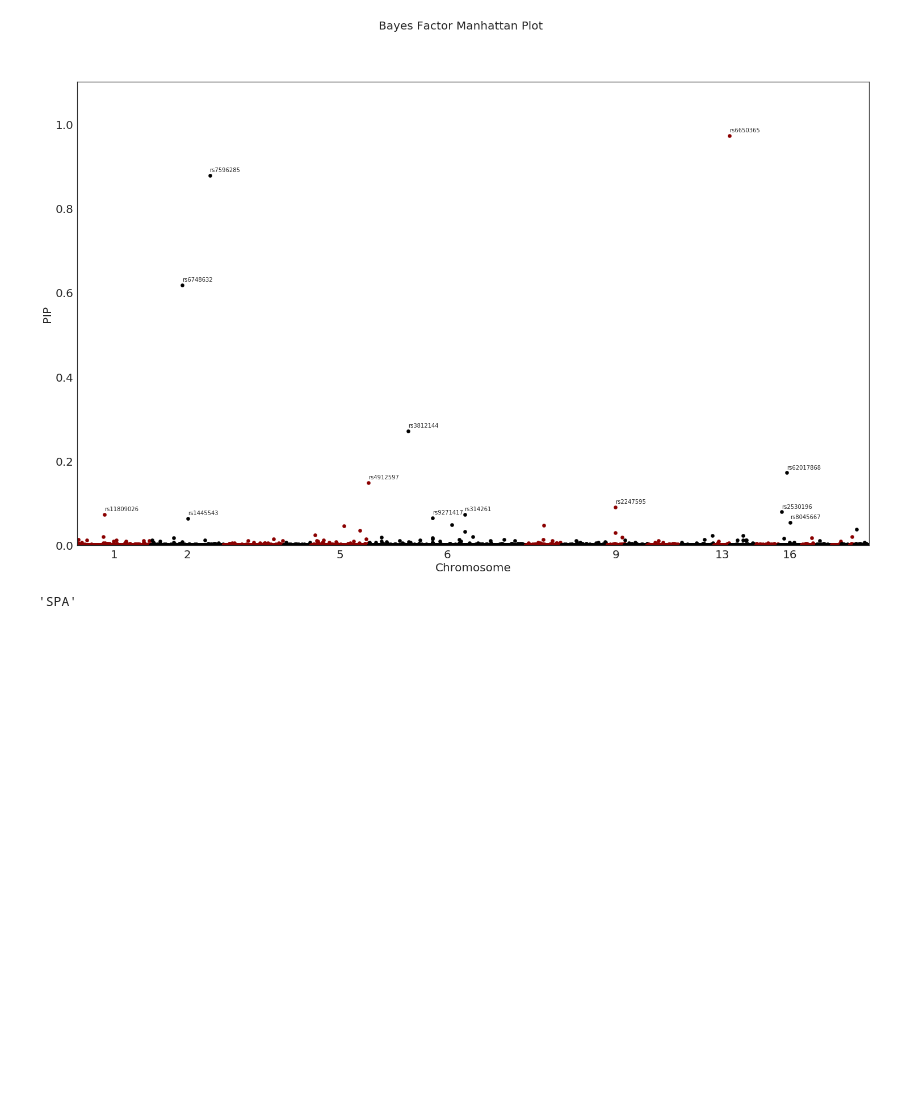
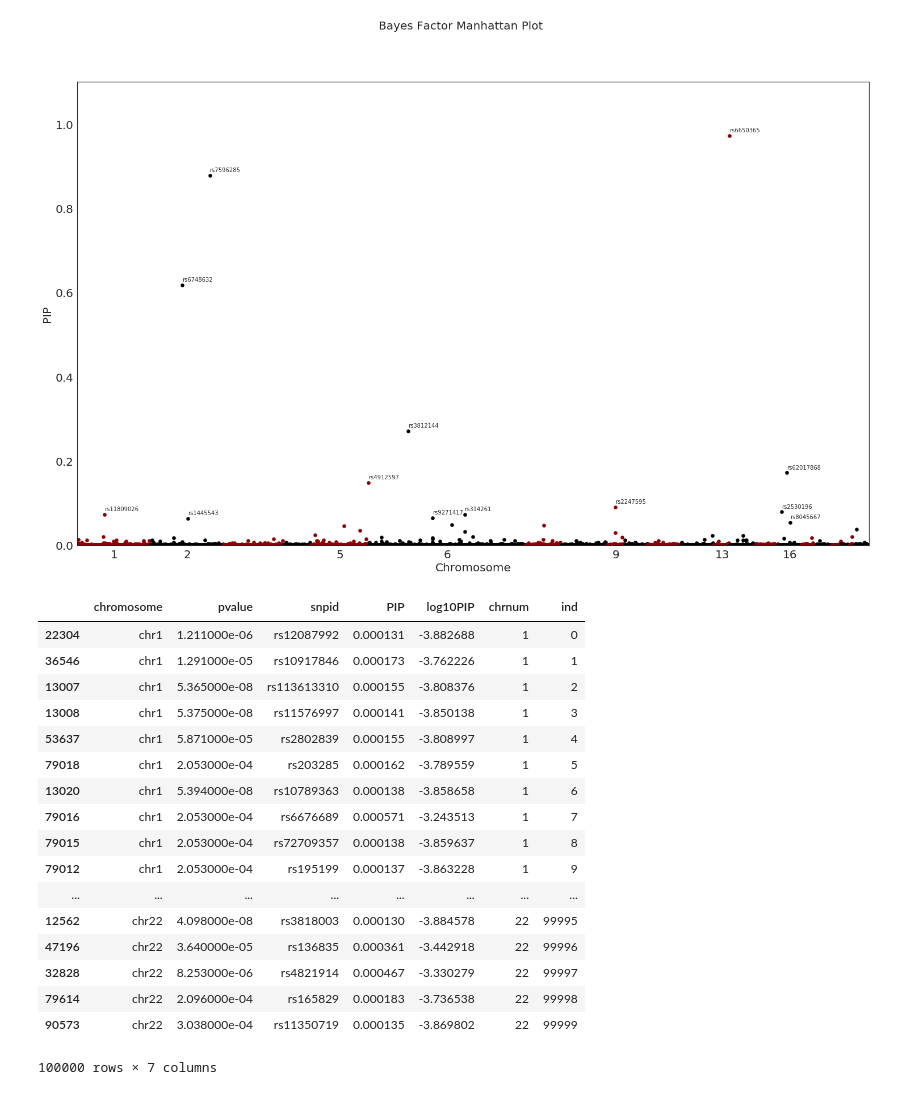
Before and after one commit to kayhan-batmanghelich/genus-1, a Jupyter notebook: notebooks/exp2_manhattan.ipynb, the cells around one changed output. Cells and saved outputs as stored; diff of their text form; code cells hidden in the pictures; blank space fills up the shorter version.

```diff
--- a/notebooks/exp2_manhattan.ipynb
+++ b/notebooks/exp2_manhattan.ipynb
@@ -125,7 +124,24 @@ def plot_manhattan_nlp(data, plot_name, pip_thresh):
 plot_manhattan_nlp(grouped, name, .05)
 # %% [output]
 [figure]
-# %%
-name
-# %% [output]
-'SPA'
+# %%
+df
+# %% [output]
+|  | chromosome | pvalue | snpid | PIP | log10PIP | chrnum | ind |
+| 22304 | chr1 | 1.211000e-06 | rs12087992 | 0.000131 | -3.882688 | 1 | 0 |
+| 36546 | chr1 | 1.291000e-05 | rs10917846 | 0.000173 | -3.762226 | 1 | 1 |
+| 13007 | chr1 | 5.365000e-08 | rs113613310 | 0.000155 | -3.808376 | 1 | 2 |
+| 13008 | chr1 | 5.375000e-08 | rs11576997 | 0.000141 | -3.850138 | 1 | 3 |
+| 53637 | chr1 | 5.871000e-05 | rs2802839 | 0.000155 | -3.808997 | 1 | 4 |
+| 79018 | chr1 | 2.053000e-04 | rs203285 | 0.000162 | -3.789559 | 1 | 5 |
+| 13020 | chr1 | 5.394000e-08 | rs10789363 | 0.000138 | -3.858658 | 1 | 6 |
+| 79016 | chr1 | 2.053000e-04 | rs6676689 | 0.000571 | -3.243513 | 1 | 7 |
+| 79015 | chr1 | 2.053000e-04 | rs72709357 | 0.000138 | -3.859637 | 1 | 8 |
+| 79012 | chr1 | 2.053000e-04 | rs195199 | 0.000137 | -3.863228 | 1 | 9 |
+| ... | ... | ... | ... | ... | ... | ... | ... |
+| 12562 | chr22 | 4.098000e-08 | rs3818003 | 0.000130 | -3.884578 | 22 | 99995 |
+| 47196 | chr22 | 3.640000e-05 | rs136835 | 0.000361 | -3.442918 | 22 | 99996 |
+| 32828 | chr22 | 8.253000e-06 | rs4821914 | 0.000467 | -3.330279 | 22 | 99997 |
+| 79614 | chr22 | 2.096000e-04 | rs165829 | 0.000183 | -3.736538 | 22 | 99998 |
+| 90573 | chr22 | 3.038000e-04 | rs11350719 | 0.000135 | -3.869802 | 22 | 99999 |
+100000 rows × 7 columns
```
Also changed, not shown: parts of 13 cells of this notebook.
